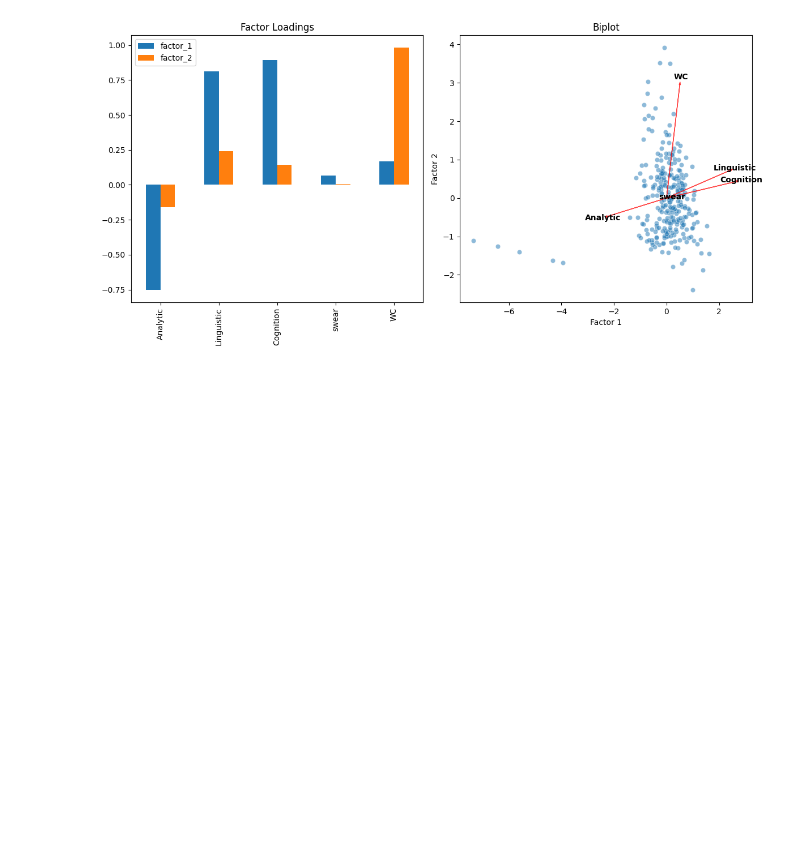
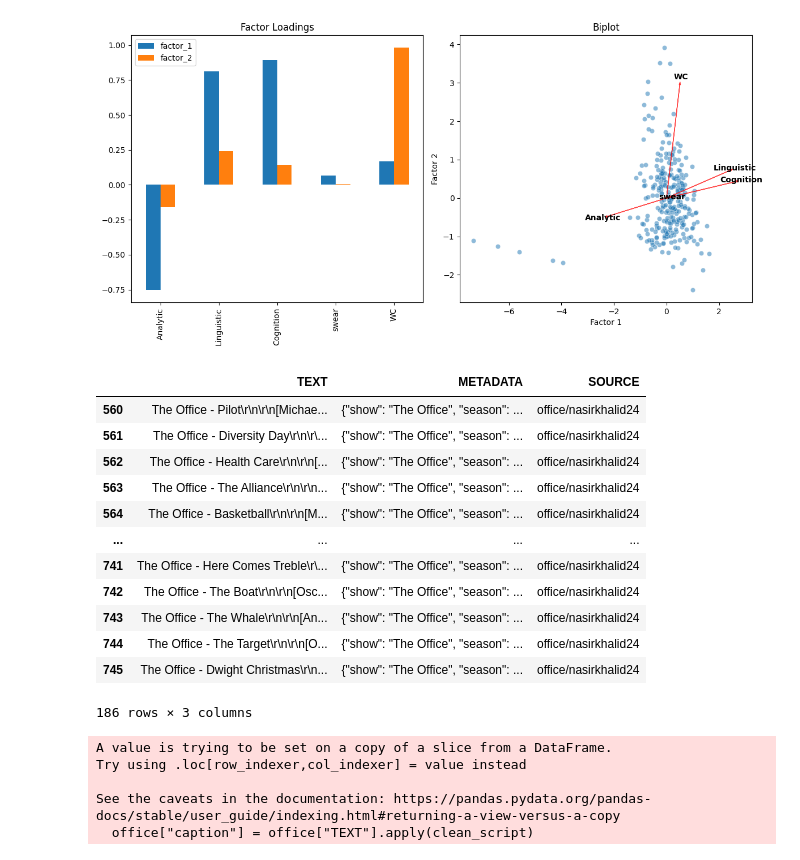
Before and after one commit to jmclip/pop_music, a Jupyter notebook: counter_factual/counterfactual_checks.ipynb, the cells around one changed output. Saved outputs shown, nothing was run; the diff lists cells and outputs as text; code cells hidden in the pictures; blank space fills up the shorter version.

```diff
--- a/counter_factual/counterfactual_checks.ipynb
+++ b/counter_factual/counterfactual_checks.ipynb
@@ -82,3 +82,65 @@ output_fa_plots(pop_non_charting)
 output_fa_plots(austen)
 # %% [output]
 [figure]
+# %%
+import pandas as pd
+import json
+
+shows = pd.read_parquet("hf://datasets/sedthh/tv_dialogue/data/train-00000-of-00001-b60de8ba0700f755.parquet")
+office = shows[
+    shows["METADATA"].apply(
+        lambda x: "The Office" in json.loads(x).get("show", "") if isinstance(x, str) else False
+    )
+]
+office
+# %% [output]
+|  | TEXT | METADATA | SOURCE |
+| 560 | The Office - Pilot\r\n\r\n[Michae... | {"show": "The Office", "season": ... | office/nasirkhalid24 |
+| 561 | The Office - Diversity Day\r\n\r\... | {"show": "The Office", "season": ... | office/nasirkhalid24 |
+| 562 | The Office - Health Care\r\n\r\n[... | {"show": "The Office", "season": ... | office/nasirkhalid24 |
+| 563 | The Office - The Alliance\r\n\r\n... | {"show": "The Office", "season": ... | office/nasirkhalid24 |
+| 564 | The Office - Basketball\r\n\r\n[M... | {"show": "The Office", "season": ... | office/nasirkhalid24 |
+| ... | ... | ... | ... |
+| 741 | The Office - Here Comes Treble\r\... | {"show": "The Office", "season": ... | office/nasirkhalid24 |
+| 742 | The Office - The Boat\r\n\r\n[Osc... | {"show": "The Office", "season": ... | office/nasirkhalid24 |
+| 743 | The Office - The Whale\r\n\r\n[An... | {"show": "The Office", "season": ... | office/nasirkhalid24 |
+| 744 | The Office - The Target\r\n\r\n[O... | {"show": "The Office", "season": ... | office/nasirkhalid24 |
+| 745 | The Office - Dwight Christmas\r\n... | {"show": "The Office", "season": ... | office/nasirkhalid24 |
+186 rows × 3 columns
+# %%
+import re
+
+def clean_script(text: str) -> str:
+    if not isinstance(text, str):
+        return ""
+
+    # 1) Remove [ ... ] tags (speaker labels, etc.)
+    text = re.sub(r'\[.*?\]', ' ', text)
+
+    # 2) Remove pure stage-direction lines (ALL CAPS lines)
+    lines = text.splitlines()
+    kept_lines = []
+    for line in lines:
+        stripped = line.strip()
+        # drop if mostly uppercase and long-ish (likely directions like CUT TO:)
+        if stripped and stripped.upper() == stripped and len(stripped) > 4:
+            continue
+        kept_lines.append(line)
+    text = "\n".join(kept_lines)
+
+    # 3) Remove parenthetical stage directions like (they are both talking)
+    text = re.sub(r'\([^)]*\)', ' ', text)
+
+    # 4) Collapse whitespace
+    text = re.sub(r'\s+', ' ', text).strip()
+
+    return text
+
+office["caption"] = office["TEXT"].apply(clean_script)
+office.to_csv("office.csv", index=False)
+# %% [output]
+A value is trying to be set on a copy of a slice from a DataFrame.
+Try using .loc[row_indexer,col_indexer] = value instead
+
+See the caveats in the documentation: https://pandas.pydata.org/pandas-docs/stable/user_guide/indexing.html#returning-a-view-versus-a-copy
+  office["caption"] = office["TEXT"].apply(clean_script)
```
Also changed, not shown: parts of 3 cells of this notebook, 2 other files.
